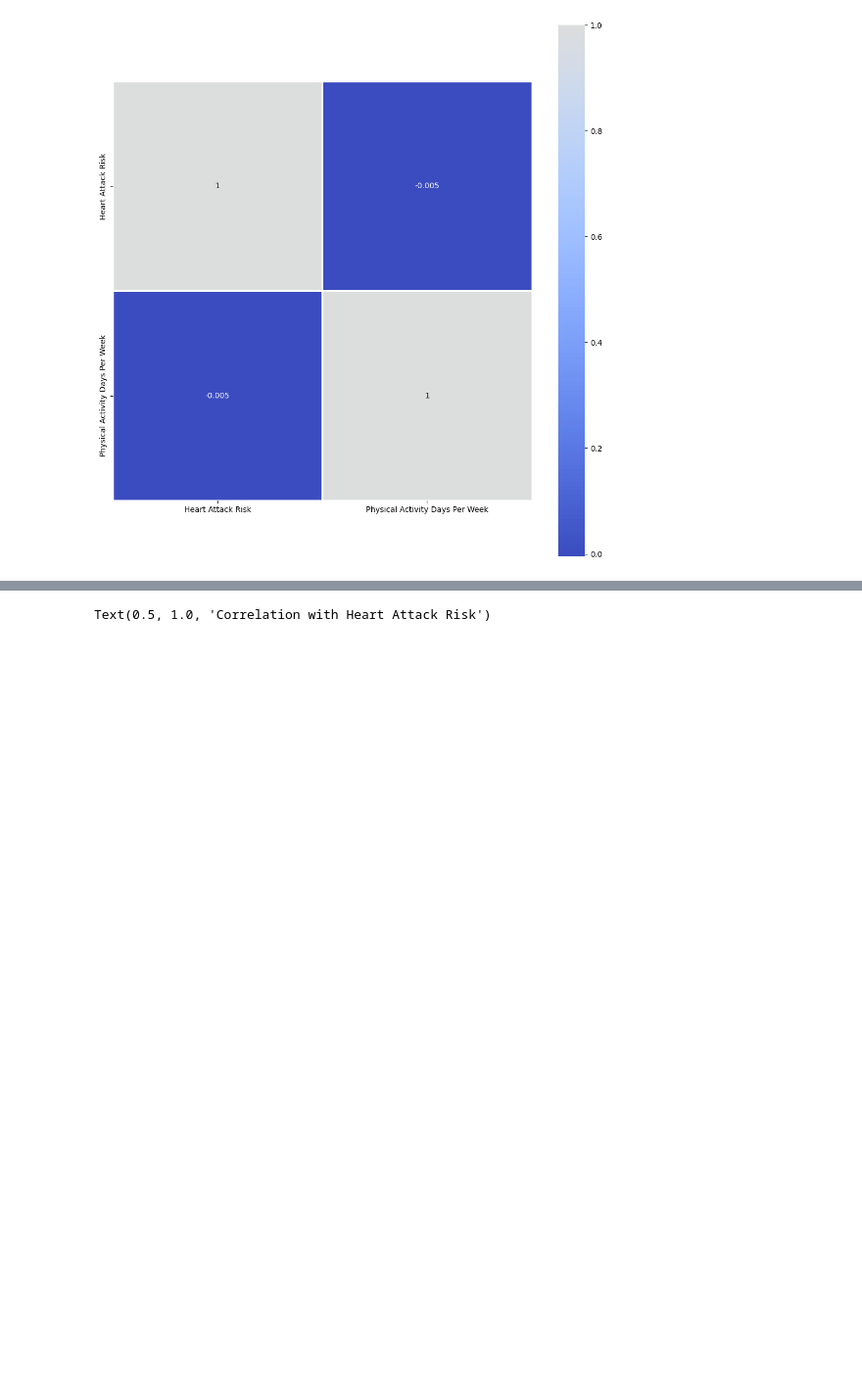
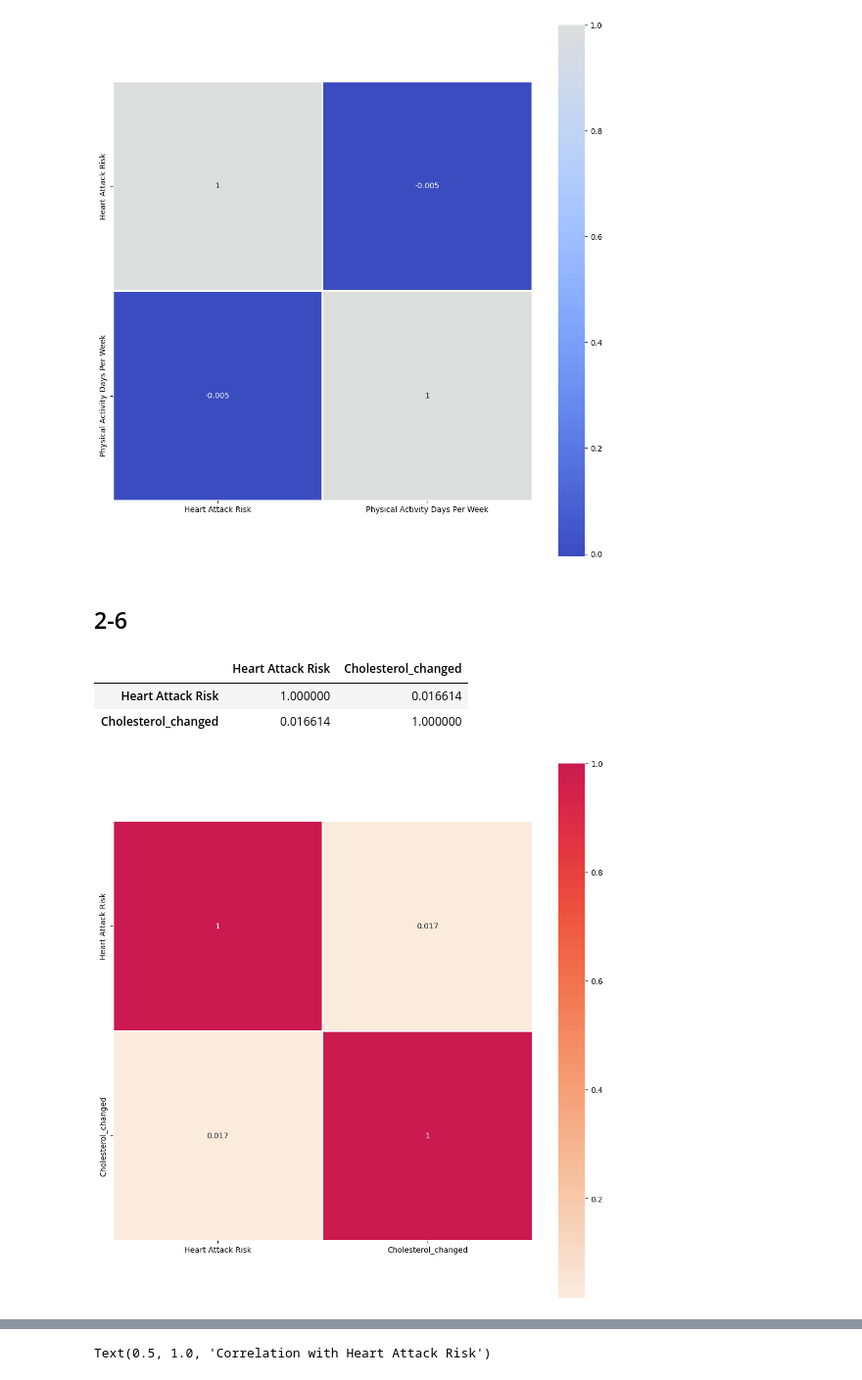
Before and after one commit to Neeraj1437/heart_attack_final, a Jupyter notebook: final_file.ipynb, the cells around one changed output, grey strips where cells are left out. Shown at 98% size. Drawn from its saved outputs; the diff is of its cells as text; code cells hidden in the pictures; blank space fills up the shorter version.

Commit message:
added a few more heat maps for cholestorl, heart rate, and tri

```diff
--- a/final_file.ipynb
+++ b/final_file.ipynb
@@ -635,3 +630,20 @@ plt.tight_layout()
 plt.show()
 # %% [output]
 [figure]
+# %% [markdown]
+## 2-6
+# %%
+mapd6 = df2_new[['Heart Attack Risk','Cholesterol_changed']]
+cor6 = mapd6.corr(numeric_only=True)
+cor6
+# %% [output]
+|  | Heart Attack Risk | Cholesterol_changed |
+| Heart Attack Risk | 1.000000 | 0.016614 |
+| Cholesterol_changed | 0.016614 | 1.000000 |
+# %%
+plt.figure(figsize=(10,10))
+sns.heatmap(cor6,annot=True,cmap='rocket_r',linewidths=2,center=True,square=True)
+plt.tight_layout()
+plt.show()
+# %% [output]
+[figure, added]
```
Also changed, not shown: parts of 7 cells of this notebook.
